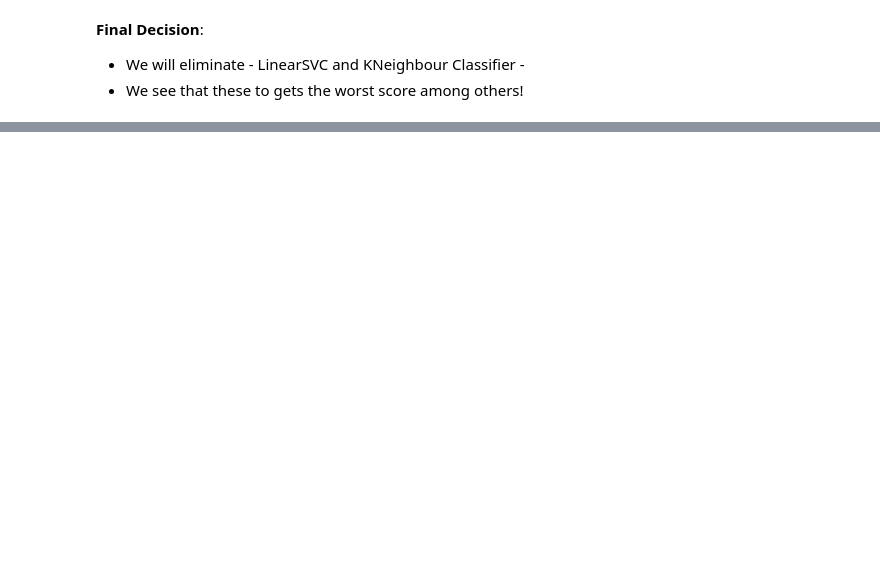
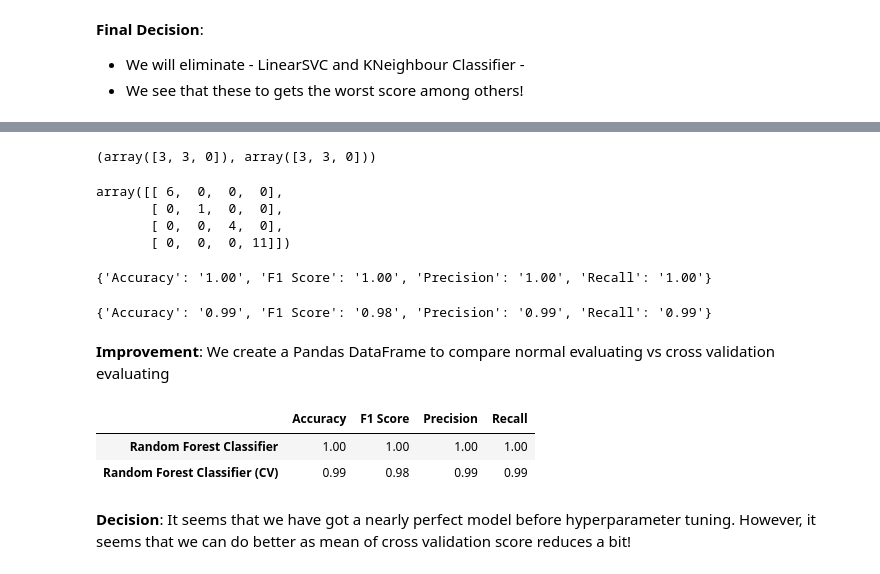
Before and after one commit to BytiAX/obesity-classification, a Jupyter notebook: notebooks/obesity-classification.ipynb, the cells around one changed output, grey strips where cells are left out. Saved outputs shown, nothing was run; the diff lists cells and outputs as text; code cells hidden in the pictures; blank space fills up the shorter version.

Commit message:
Evaluation helper funcs created & clf estimator evaluated

```diff
--- a/notebooks/obesity-classification.ipynb
+++ b/notebooks/obesity-classification.ipynb
@@ -526,0 +560,19 @@ array([[9.95407029e-01, 4.50064765e-03, 9.20430570e-05, 2.80138788e-07],
+# %%
+# Creating the helper cross validating func called `evaluate_cv()`
+def evaluate_cv(model, X, y, cv):
+    # cross validation our model with different `scoring` parameters
+    acc = cross_val_score(model, X, y, cv=cv, scoring="accuracy")
+    f1 = cross_val_score(model, X, y, cv=cv, scoring="f1_weighted")
+    prec = cross_val_score(model, X, y, cv=cv, scoring="precision_weighted")
+    recall = cross_val_score(model, X, y, cv=cv, scoring="recall_weighted")
+
+    # Creating a dictionary which holds the name of the `scoring` parameter and the value we got from the func
+    eval_cv_dict = {
+        "Accuracy": f"{acc.mean():.2f}",
+        "F1 Score": f"{f1.mean():.2f}",
+        "Precision": f"{prec.mean():.2f}",
+        "Recall": f"{recall.mean():.2f}",
+    }
+
+    # Returning the dictionary
+    return eval_cv_dict
@@ -526,0 +581,35 @@ array([[9.95407029e-01, 4.50064765e-03, 9.20430570e-05, 2.80138788e-07],
+# %%
+y_test[:3], clf_y_preds[:3]
+# %% [output]
+(array([3, 3, 0]), array([3, 3, 0]))
+# %%
+# Let's start with confusion matrix
+confusion_matrix(y_test, clf_y_preds)
+# %% [output]
+array([[ 6,  0,  0,  0],
+       [ 0,  1,  0,  0],
+       [ 0,  0,  4,  0],
+       [ 0,  0,  0, 11]])
+# %%
+# Now it is time to give our function a go
+clf_eval = evaluate(y_test, clf_y_preds)
+clf_eval
+# %% [output]
+{'Accuracy': '1.00', 'F1 Score': '1.00', 'Precision': '1.00', 'Recall': '1.00'}
+# %%
+# Cross validating our Random Forest Classifier Estimator
+clf_cross_val = evaluate_cv(clf, X, y, 10)
+clf_cross_val
+# %% [output]
+{'Accuracy': '0.99', 'F1 Score': '0.98', 'Precision': '0.99', 'Recall': '0.99'}
+# %% [markdown]
+**Improvement**: We create a Pandas DataFrame to compare normal evaluating vs cross validation evaluating
+# %%
+clf_compare = pd.DataFrame(data=[clf_eval, clf_cross_val], index=["Random Forest Classifier", "Random Forest Classifier (CV)"])
+clf_compare
+# %% [output]
+|  | Accuracy | F1 Score | Precision | Recall |
+| Random Forest Classifier | 1.00 | 1.00 | 1.00 | 1.00 |
+| Random Forest Classifier (CV) | 0.99 | 0.98 | 0.99 | 0.99 |
+# %% [markdown]
+**Decision**: It seems that we have got a nearly perfect model before hyperparameter tuning. However, it seems that we can do better as mean of cross validation score reduces a bit!
```
Also changed, not shown: parts of 15 cells of this notebook.
